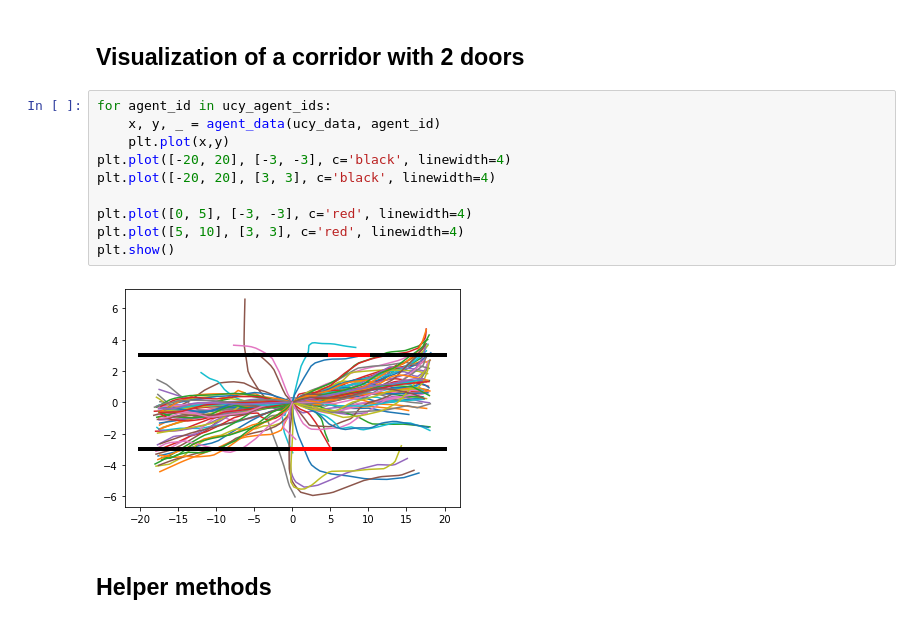
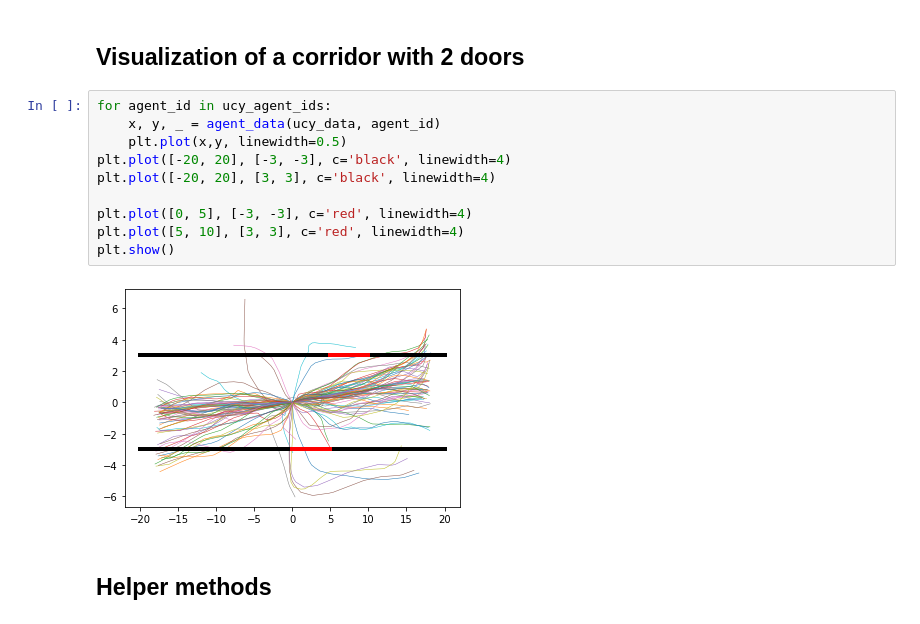
Before and after one commit to karlriis/trajectory-forecasting, a Jupyter notebook: corridor_environment.ipynb, the cells around one changed output. Saved outputs shown, nothing was run; the diff lists cells and outputs as text.

```diff
--- a/corridor_environment.ipynb
+++ b/corridor_environment.ipynb
@@ -32,15 +32,15 @@ def generate_data(data, begin_idx, agent_id, num_steps=5):
 # %%
 for agent_id in ucy_agent_ids:
     x, y, _ = agent_data(ucy_data, agent_id)
-    plt.plot(x,y)
+    plt.plot(x,y, linewidth=0.5)
 plt.plot([-20, 20], [-3, -3], c='black', linewidth=4)
 plt.plot([-20, 20], [3, 3], c='black', linewidth=4)
 
 plt.plot([0, 5], [-3, -3], c='red', linewidth=4)
 plt.plot([5, 10], [3, 3], c='red', linewidth=4)
 plt.show()
 # %% [output]
-[figure, old version]
+[figure, new version]
 # %% [markdown]
 ## Helper methods
 # %%
```
Also changed, not shown: parts of 4 cells of this notebook.
